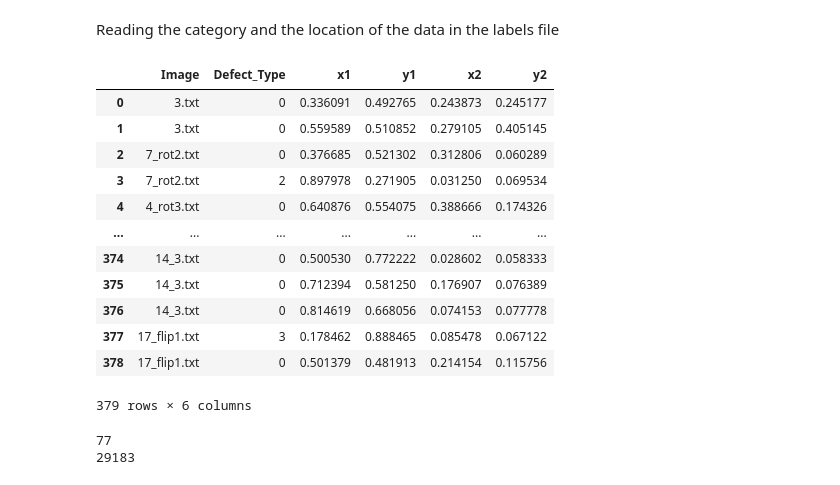
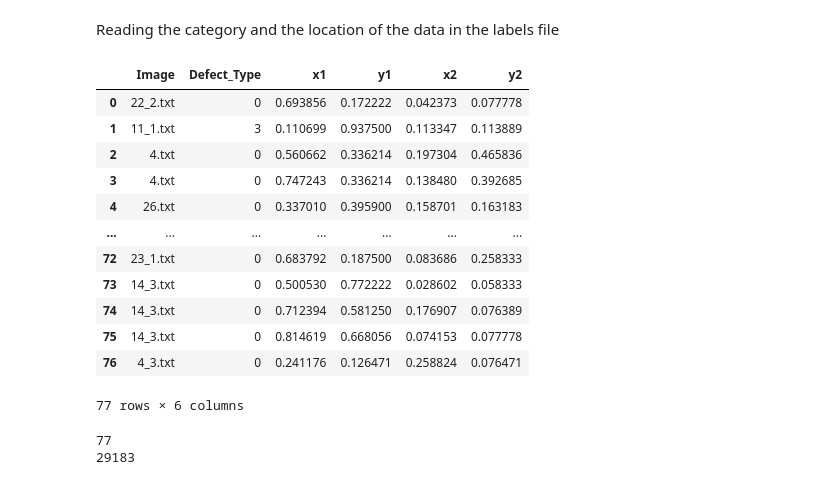
Before and after one commit to pullz6/ADS1-Visualisation, a Jupyter notebook: Aircraft_Turbo_Defect_Prediction.ipynb, the cells around one changed output. Cells and saved outputs as stored; diff of their text form; code cells hidden in the pictures.

```diff
--- a/Aircraft_Turbo_Defect_Prediction.ipynb
+++ b/Aircraft_Turbo_Defect_Prediction.ipynb
@@ -117,22 +117,22 @@ train_df = pd.DataFrame()
 train_df = return_dfs('/content/drive/My Drive/sample_data/Projects/Aircraft_Turbo_Defects/labels/train/',label_train,train_df)
 val_df = pd.DataFrame()
 val_df = return_dfs('/content/drive/My Drive/sample_data/Projects/Aircraft_Turbo_Defects/labels/val/',label_val,val_df)
-# %%
-train_df
-# %% [output]
-|  | Image | Defect_Type | x1 | y1 | x2 | y2 |
-| 0 | 3.txt | 0 | 0.336091 | 0.492765 | 0.243873 | 0.245177 |
-| 1 | 3.txt | 0 | 0.559589 | 0.510852 | 0.279105 | 0.405145 |
-| 2 | 7_rot2.txt | 0 | 0.376685 | 0.521302 | 0.312806 | 0.060289 |
-| 3 | 7_rot2.txt | 2 | 0.897978 | 0.271905 | 0.031250 | 0.069534 |
-| 4 | 4_rot3.txt | 0 | 0.640876 | 0.554075 | 0.388666 | 0.174326 |
-| ... | ... | ... | ... | ... | ... | ... |
-| 374 | 14_3.txt | 0 | 0.500530 | 0.772222 | 0.028602 | 0.058333 |
-| 375 | 14_3.txt | 0 | 0.712394 | 0.581250 | 0.176907 | 0.076389 |
-| 376 | 14_3.txt | 0 | 0.814619 | 0.668056 | 0.074153 | 0.077778 |
-| 377 | 17_flip1.txt | 3 | 0.178462 | 0.888465 | 0.085478 | 0.067122 |
-| 378 | 17_flip1.txt | 0 | 0.501379 | 0.481913 | 0.214154 | 0.115756 |
-379 rows × 6 columns
+# %%
+val_df
+# %% [output]
+|  | Image | Defect_Type | x1 | y1 | x2 | y2 |
+| 0 | 22_2.txt | 0 | 0.693856 | 0.172222 | 0.042373 | 0.077778 |
+| 1 | 11_1.txt | 3 | 0.110699 | 0.937500 | 0.113347 | 0.113889 |
+| 2 | 4.txt | 0 | 0.560662 | 0.336214 | 0.197304 | 0.465836 |
+| 3 | 4.txt | 0 | 0.747243 | 0.336214 | 0.138480 | 0.392685 |
+| 4 | 26.txt | 0 | 0.337010 | 0.395900 | 0.158701 | 0.163183 |
+| ... | ... | ... | ... | ... | ... | ... |
+| 72 | 23_1.txt | 0 | 0.683792 | 0.187500 | 0.083686 | 0.258333 |
+| 73 | 14_3.txt | 0 | 0.500530 | 0.772222 | 0.028602 | 0.058333 |
+| 74 | 14_3.txt | 0 | 0.712394 | 0.581250 | 0.176907 | 0.076389 |
+| 75 | 14_3.txt | 0 | 0.814619 | 0.668056 | 0.074153 | 0.077778 |
+| 76 | 4_3.txt | 0 | 0.241176 | 0.126471 | 0.258824 | 0.076471 |
+77 rows × 6 columns
 # %%
 image_train = (train_df['Image'].str.replace('.txt','')).to_list()
 image_val = (val_df['Image'].str.replace('.txt','')).to_list()
```
Also changed, not shown: parts of 3 cells of this notebook.
